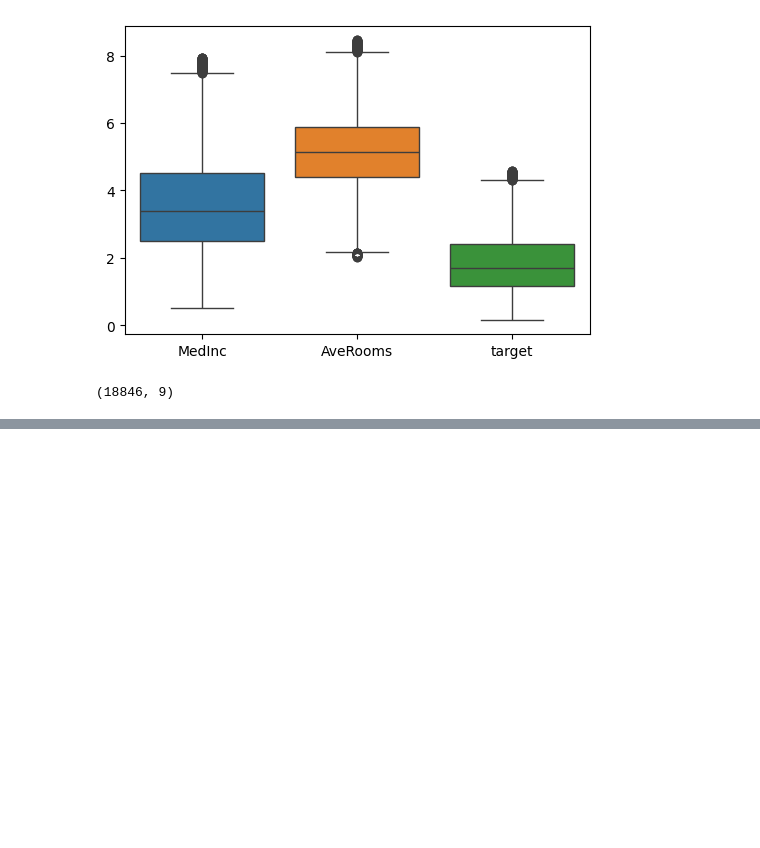
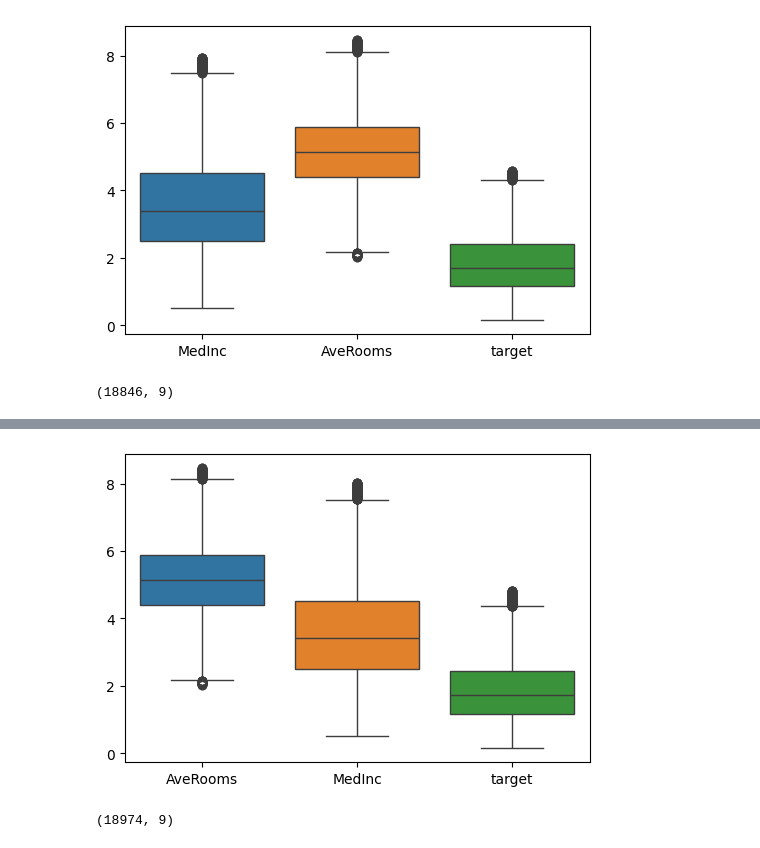
Before and after one commit to chayojun/TIL, a Jupyter notebook: src/2025_08_19_DataPreprocessing.ipynb, the cells around one changed output, grey strips where cells are left out. Cells and saved outputs as stored; diff of their text form; code cells hidden in the pictures; blank space fills up the shorter version.

```diff
--- a/src/2025_08_19_DataPreprocessing.ipynb
+++ b/src/2025_08_19_DataPreprocessing.ipynb
@@ -229,0 +247,10 @@ SyntaxError: expected '(' (1544846197.py, line 1)
+# %%
+# 위에 boxplot과 차이가 나는 이유는 첫 번째 컬럼에서 결측치를 처리하는 과정에서
+# 다른 컬럼에도 영향을 미치기 때문에 정확한 결측치 처리가 어렵기 때문에
+# 각 컬럼이 변형이 될 때는 다른 컬럼에 영향을 주지 않게 해서 순서대로 처리해준다.
+test_df = remove_iqr_same(df, ["AveRooms", "MedInc", "target"])
+draw_boxplot(test_df, ["AveRooms", "MedInc", "target"])
+test_df.shape
+# %% [output]
+[figure, added]
+(18974, 9)
```
Also changed, not shown: parts of 8 cells of this notebook.
